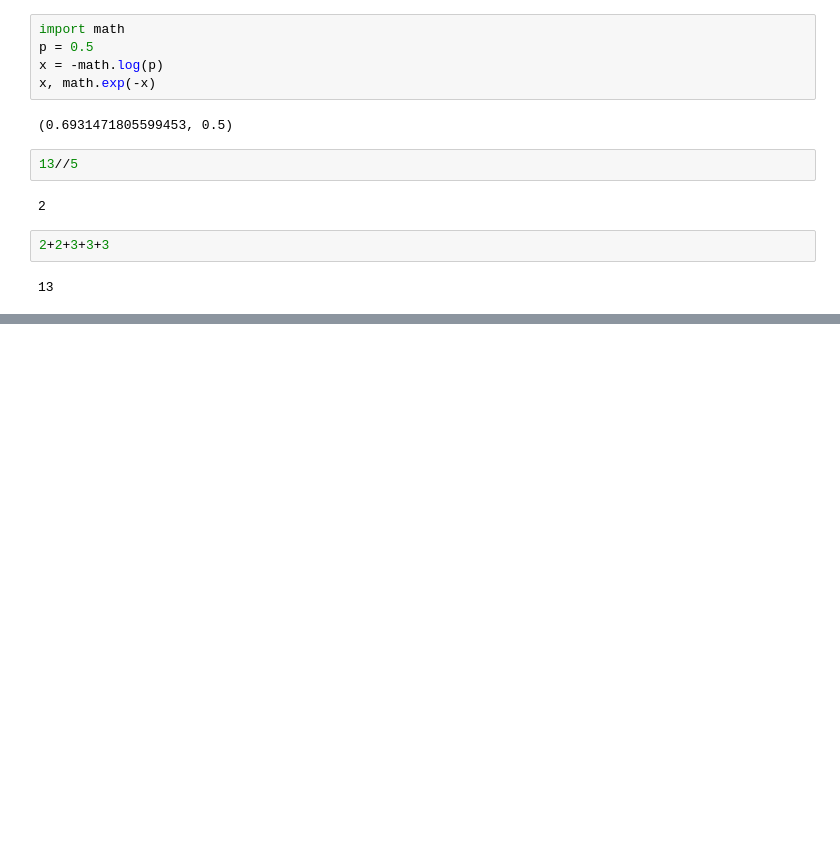
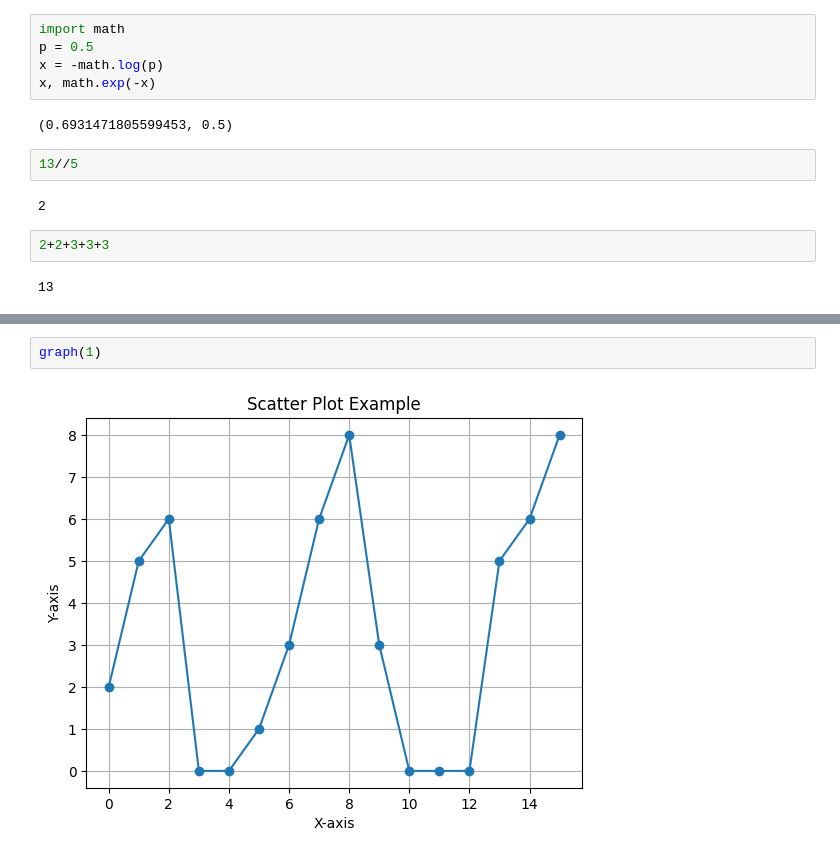
Before and after one commit to Therealchainman/archive-cp, a Jupyter notebook: notebooks/june_2023.ipynb, the cells around one changed output, grey strips where cells are left out. Saved outputs shown, nothing was run; the diff lists cells and outputs as text; blank space fills up the shorter version.

```diff
--- a/notebooks/june_2023.ipynb
+++ b/notebooks/june_2023.ipynb
@@ -91,0 +142,4 @@ x, math.exp(-x)
+# %%
+graph(1)
+# %% [output]
+[figure, added]
```
Also changed, not shown: parts of 7 cells of this notebook, 4 other files.
